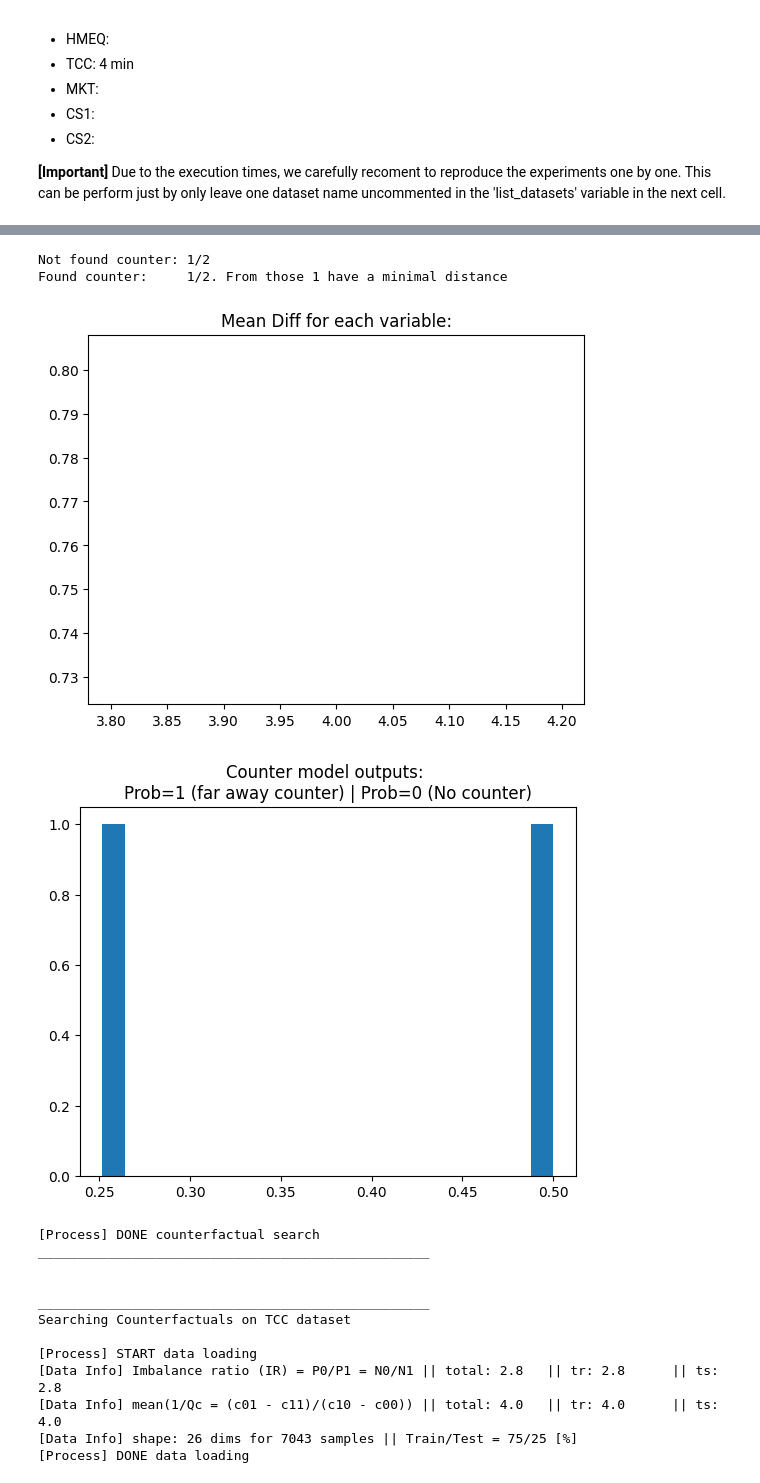
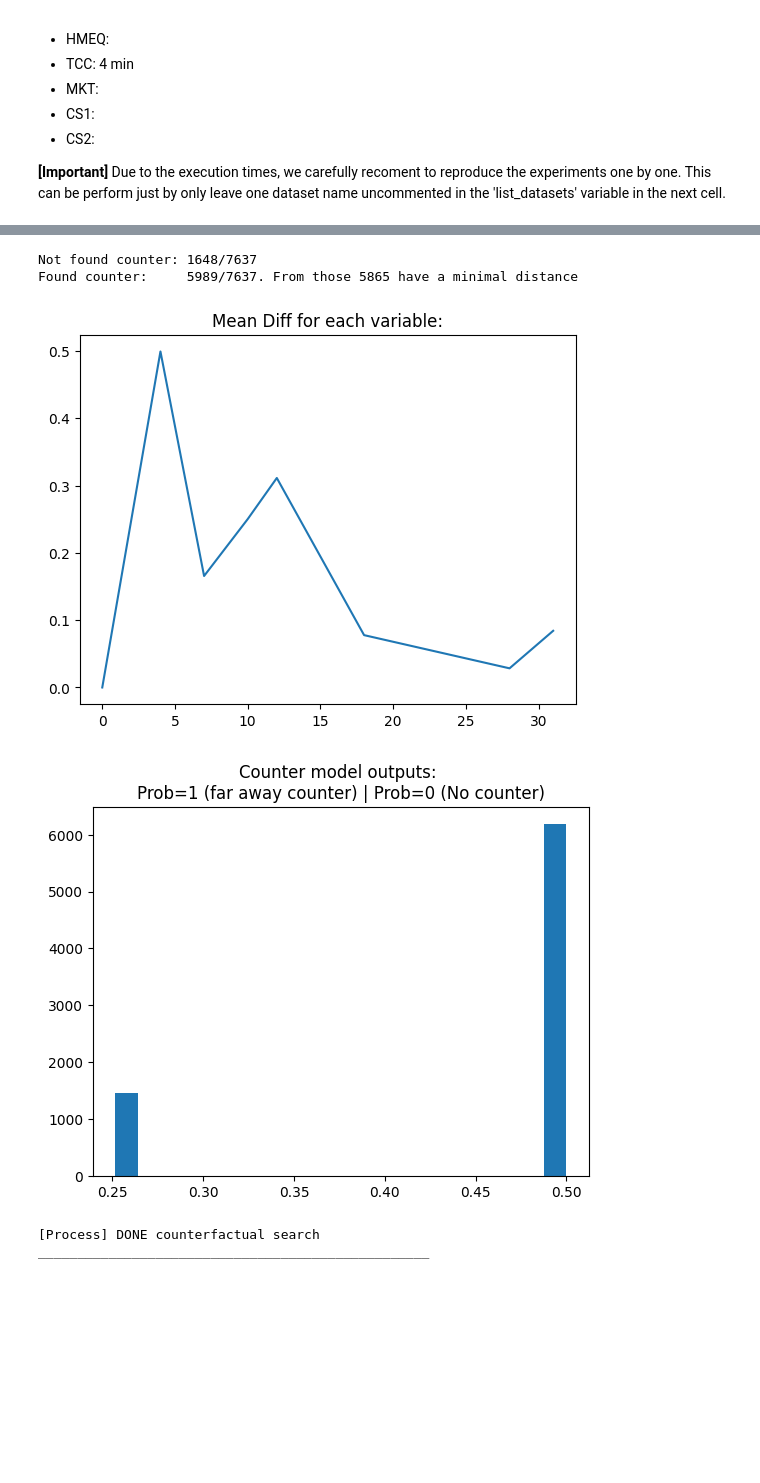
Before and after one commit to JavierMediaRB/EDCcounterfactuals, a Jupyter notebook: notebooks/Compute_experiments_with_GRACE.ipynb, the cells around one changed output, grey strips where cells are left out. Cells and saved outputs as stored; diff of their text form; code cells hidden in the pictures; blank space fills up the shorter version.

```diff
--- a/notebooks/Compute_experiments_with_GRACE.ipynb
+++ b/notebooks/Compute_experiments_with_GRACE.ipynb
@@ -130,12 +118,12 @@ display(pandas.DataFrame(global_mean_plausible_distance).transpose())
 # %%
 ########### Modificable params ###########
 dataset_name_list = [  # Comment any dataset to not compute the metrics of its counterfactuals.
-                     'MKT',
-                     'TCC',
-                     'CCF',
-                     'HMEQ',
-                     'CS1',
-                     'CS2',
+                     #'MKT', DONE
+                     #'TCC', DONE #REVISAR SUCESS RATIO -> Arreglado :)
+                     #'CCF', DONE
+                     #'HMEQ', DONE
+                     #'CS1', DONE #REVISAR DISTANCIA -> Este no se puede arreglar, es así.
+                     #'CS2', DONE
                      ]
 save_results = True
 verbose = 1  # [0: no prints; 1: high level information; 2: full detail]. [Warning] there is a level 3, but it saturates the output console
@@ -143,7 +131,7 @@ verbose = 1  # [0: no prints; 1: high level information; 2: full detail]. [Warni
 figure = False  # [Warning]: This params displays a set of charts by each sample of each dataset.
 #                 Just activate then executing with a small amount of samples on a single dataset.
 plot_resume_of_dataset_outputs = True
-small_test = True
+small_test = False
 ##########################################
 
 for name_dataset in dataset_name_list:
@@ -183,46 +171,36 @@ for name_dataset in dataset_name_list:
         matplotlib.pyplot.plot(y_pred_orig_ts[index_sort], label='model_pred_class')
         matplotlib.pyplot.xlabel('Samples shorted by model output', fontsize=9)
         matplotlib.pyplot.title(f"Predictions of the Pre-Trained 'NN' model on the original {name_dataset} dataset samples", fontsize=11)
         matplotlib.pyplot.legend(fontsize=9)
         matplotlib.pyplot.show()
 
     results = search_counterfactuals_GRACE(name_dataset=name_dataset,
                                            NN_model=basic_MLP_model,
                                            loaded_dataset=loaded_dataset,
                                            params=params,
                                            figure=figure,
                                            verbose=verbose,
                                            small_test=small_test)
     print("__________________________________________________")
     if save_results:
         file_save_counterfactuals = f"counterfactual_results_{name_dataset}"
         direccion_resultado  = path_save_counterfactual + f"{name_method}/" + file_save_counterfactuals
         numpy.save(direccion_resultado, results, allow_pickle=True)
 # %% [output]
 __________________________________________________
 Searching Counterfactuals on MKT dataset
 
 [Process] START data loading
 [Data Info] Imbalance ratio (IR) = P0/P1 = N0/N1 || total: 6.9   || tr: 6.9      || ts: 6.9
 [Data Info] mean(1/Qc = (c01 - c11)/(c10 - c00)) || total: 1.0305924488151709e+17        || tr: 1.0283312911879746e+17   || ts: 1.03737568325348e+17
 [Data Info] shape: 32 dims for 37931 samples || Train/Test = 75/25 [%]
 [Process] DONE data loading
 [figure]
 [Process] START counterfactual search
 None
-Not found counter: 1/2
-Found counter:     1/2. From those 1 have a minimal distance
+Not found counter: 1648/7637
+Found counter:     5989/7637. From those 5865 have a minimal distance
-[figure, old version]
+[figure, new version]
-[figure, old version]
+[figure, new version]
 [Process] DONE counterfactual search
 __________________________________________________
-
-
-__________________________________________________
-Searching Counterfactuals on TCC dataset
-
-[Process] START data loading
-[Data Info] Imbalance ratio (IR) = P0/P1 = N0/N1 || total: 2.8   || tr: 2.8      || ts: 2.8
-[Data Info] mean(1/Qc = (c01 - c11)/(c10 - c00)) || total: 4.0   || tr: 4.0      || ts: 4.0
-[Data Info] shape: 26 dims for 7043 samples || Train/Test = 75/25 [%]
-[Process] DONE data loading
```
Also changed, not shown: parts of 2 cells of this notebook, 18 other files.
